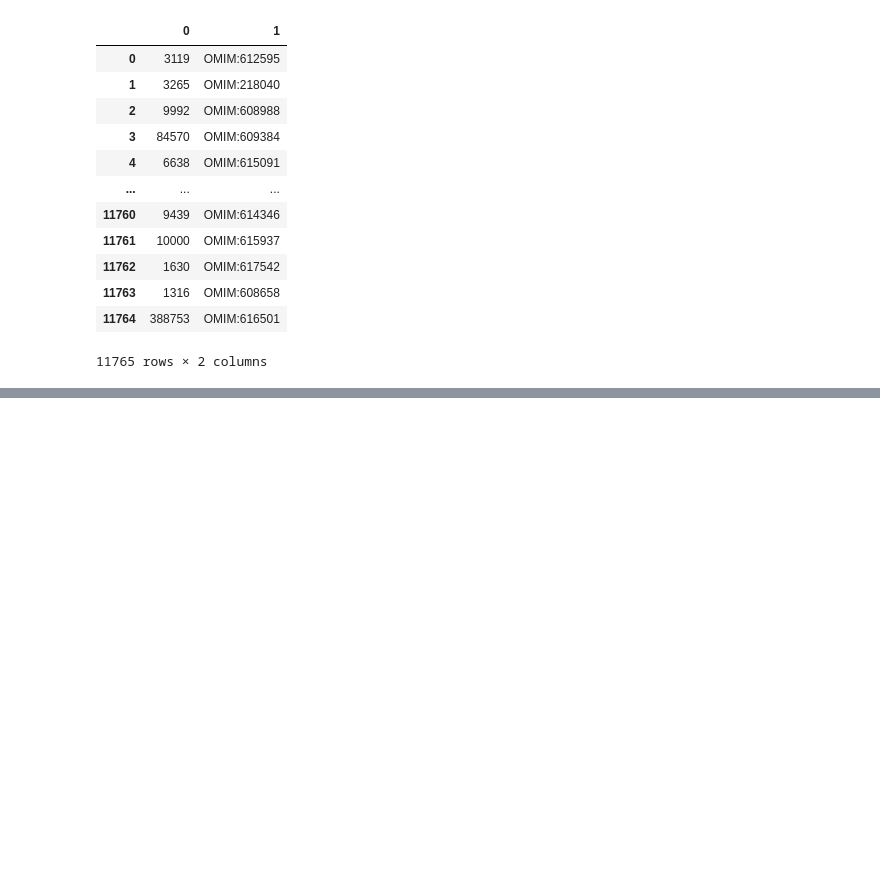
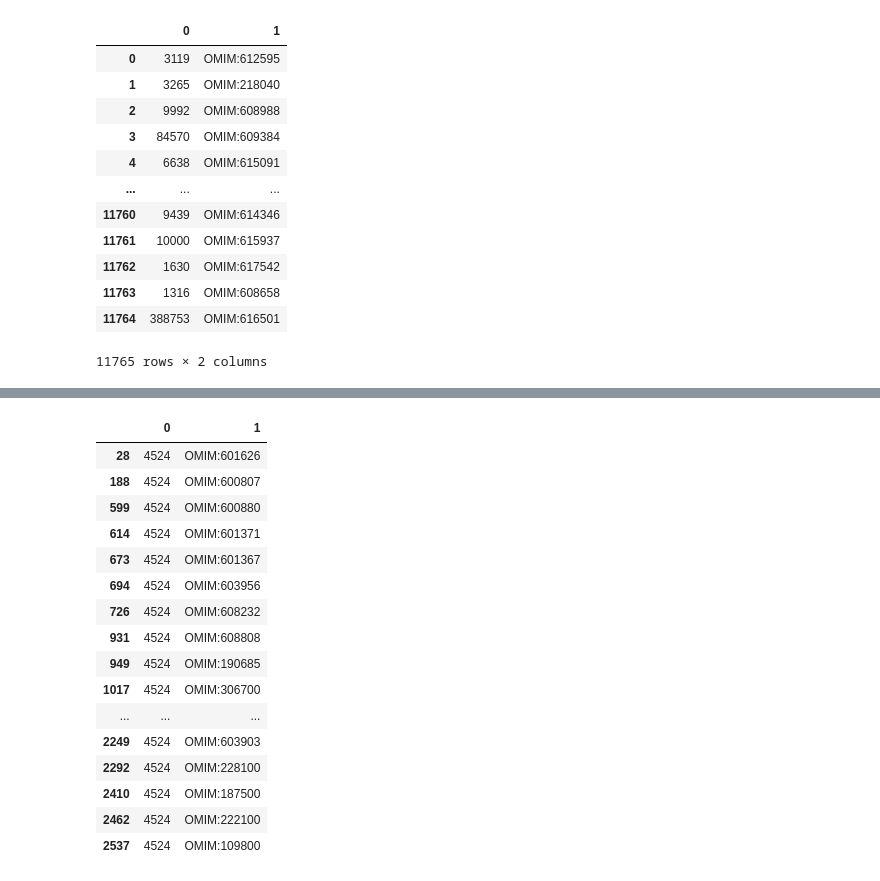
Before and after one commit to Zahra1998Dehghani/gNetDGP, a Jupyter notebook: utility_notebooks/validate-mouse.ipynb, the cells around one changed output, grey strips where cells are left out. Saved outputs shown, nothing was run; the diff lists cells and outputs as text; code cells hidden in the pictures; blank space fills up the shorter version.

```diff
--- a/utility_notebooks/validate-mouse.ipynb
+++ b/utility_notebooks/validate-mouse.ipynb
@@ -239,2 +374,16 @@ concat_pd
 # %%
-concat_pd.to_csv("human_mouse_genes_diseases.tsv", index=None, sep="\t")
+only_in_mouse_gene_id = list()
+only_in_mouse_omim_id = list()
+
+for i, row in unique_inflated_mouse_gene_omimid.iterrows():
+    gene_id = row[0]
+    omim_id = row[1]
+    common_mouse_human = unique_human_gene_diseases[(unique_human_gene_diseases.loc[:, 0] == gene_id) & (unique_human_gene_diseases.loc[:, 1] == omim_id)]
+    if len(common_mouse_human.index) > 0:
+        continue
+    else:
+        only_in_mouse_gene_id.append(gene_id)
+        only_in_mouse_omim_id.append(omim_id)
+
+df_only_in_mouse = pd.DataFrame(zip(only_in_mouse_gene_id, only_in_mouse_omim_id))
+df_only_in_mouse
@@ -240,0 +406,20 @@ concat_pd.to_csv("human_mouse_genes_diseases.tsv", index=None, sep="\t")
+# %%
+df_only_in_mouse[df_only_in_mouse.loc[:, 0] == 4524]
+# %% [output]
+|  | 0 | 1 |
+| 28 | 4524 | OMIM:601626 |
+| 188 | 4524 | OMIM:600807 |
+| 599 | 4524 | OMIM:600880 |
+| 614 | 4524 | OMIM:601371 |
+| 673 | 4524 | OMIM:601367 |
+| 694 | 4524 | OMIM:603956 |
+| 726 | 4524 | OMIM:608232 |
+| 931 | 4524 | OMIM:608808 |
+| 949 | 4524 | OMIM:190685 |
+| 1017 | 4524 | OMIM:306700 |
+| ... | ... | ... |
+| 2249 | 4524 | OMIM:603903 |
+| 2292 | 4524 | OMIM:228100 |
+| 2410 | 4524 | OMIM:187500 |
+| 2462 | 4524 | OMIM:222100 |
+| 2537 | 4524 | OMIM:109800 |
```
Also changed, not shown: parts of 43 cells of this notebook, 1 other file.
